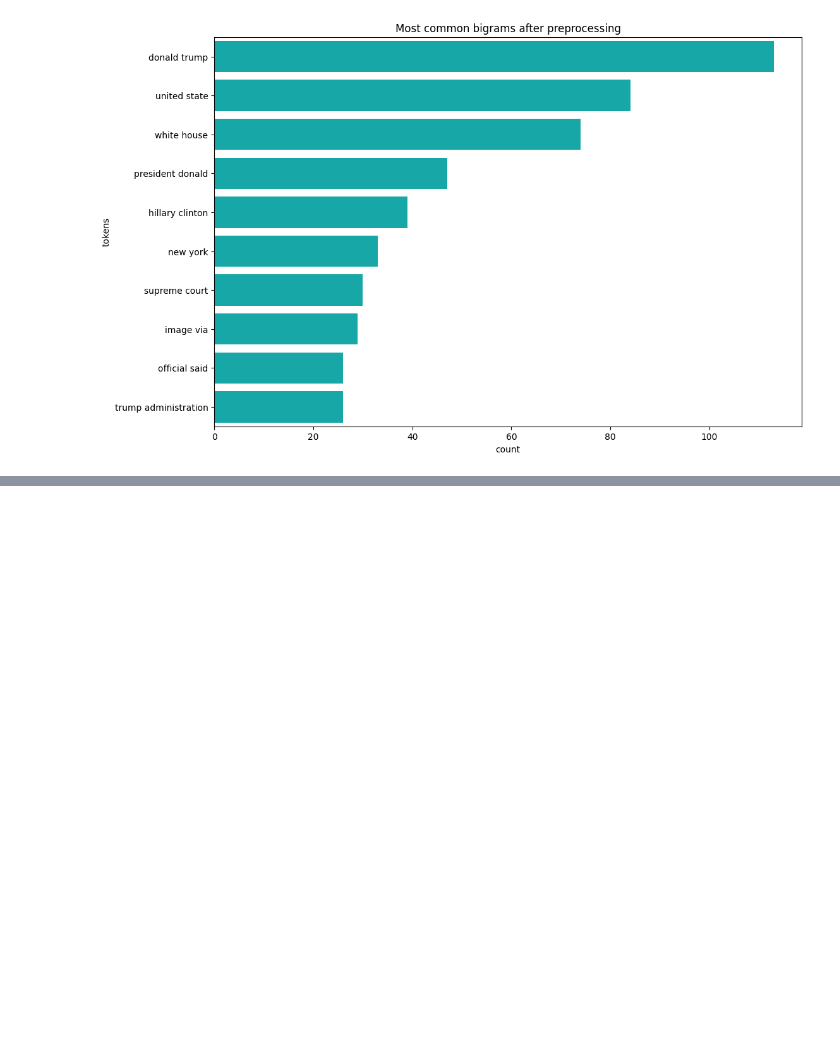
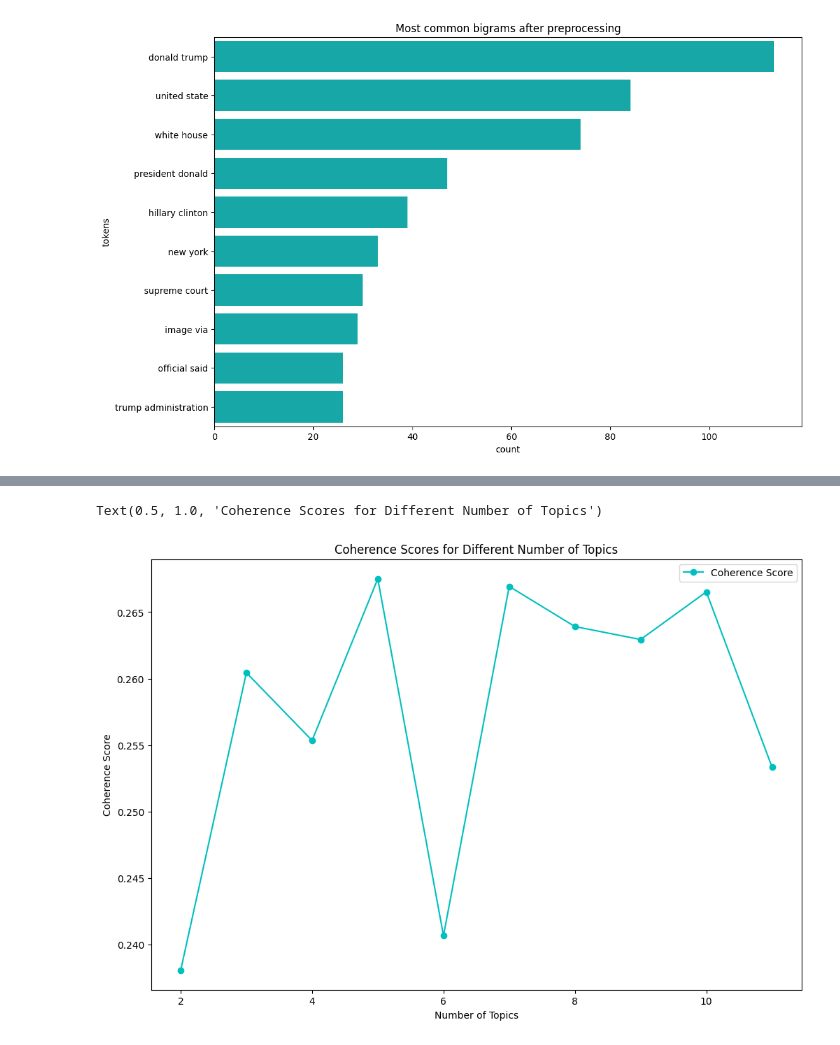
Before and after one commit to faruqonaayo/fake_news_categorizer, a Jupyter notebook: fake_news_categorizer.ipynb, the cells around one changed output, grey strips where cells are left out. Drawn from its saved outputs; the diff is of its cells as text; code cells hidden in the pictures; blank space fills up the shorter version.

Commit message:
Complete topic modelling using the Bag of words model and TFIDF model

```diff
--- a/fake_news_categorizer.ipynb
+++ b/fake_news_categorizer.ipynb
@@ -376,0 +423,2 @@ The palette list has fewer values (1) than needed (10) and will cycle, which may
+# %%
+fake_news_text = data[data.fake_or_factual == 'Fake News'].text_clean.reset_index(drop=True)
@@ -376,0 +440,35 @@ The palette list has fewer values (1) than needed (10) and will cycle, which may
+# %%
+dictionary_fake = corpora.Dictionary(fake_news_text)
+# %%
+doc_term_fake = [dictionary_fake.doc2bow(text) for text in fake_news_text]
+# %%
+coherence_values = []
+model_list = []
+
+min_topics = 2
+max_topics = 11
+
+for num_topics in range(min_topics, max_topics + 1):
+    model = gensim.models.LdaModel(
+        corpus=doc_term_fake,
+        id2word=dictionary_fake,
+        num_topics=num_topics
+    )
+
+    model_list.append(model)
+    coherencemodel = CoherenceModel(
+        model=model,
+        texts=fake_news_text,
+        dictionary=dictionary_fake,
+        coherence='c_v'
+    )
+    coherence_values.append(coherencemodel.get_coherence())
+# %%
+plt.plot(range(min_topics, max_topics + 1), coherence_values, marker='o', color=default_plot_color)
+plt.xlabel('Number of Topics')
+plt.ylabel('Coherence Score')
+plt.legend(['Coherence Score'], loc='best')
+plt.title('Coherence Scores for Different Number of Topics')
+# %% [output]
+Text(0.5, 1.0, 'Coherence Scores for Different Number of Topics')
+[figure, added]
```
Also changed, not shown: parts of 16 cells of this notebook.
